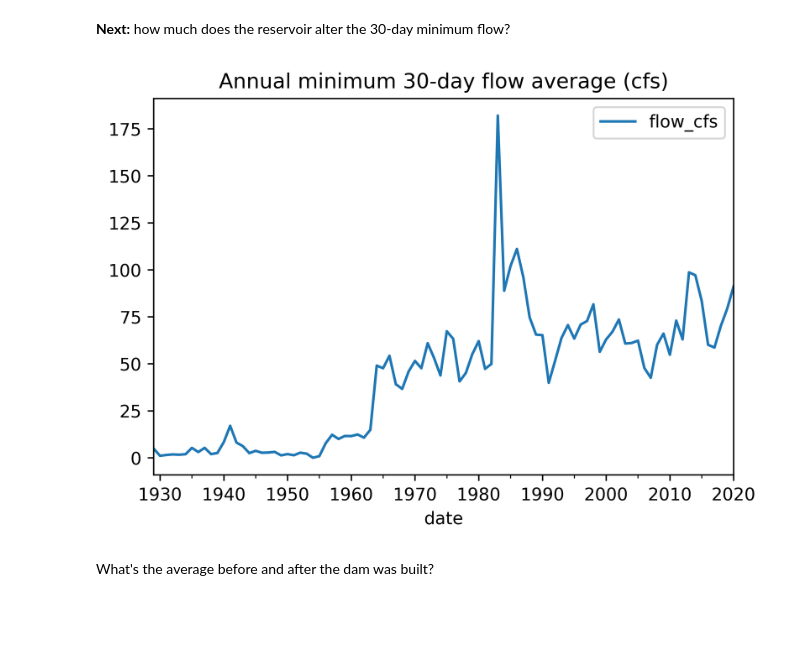
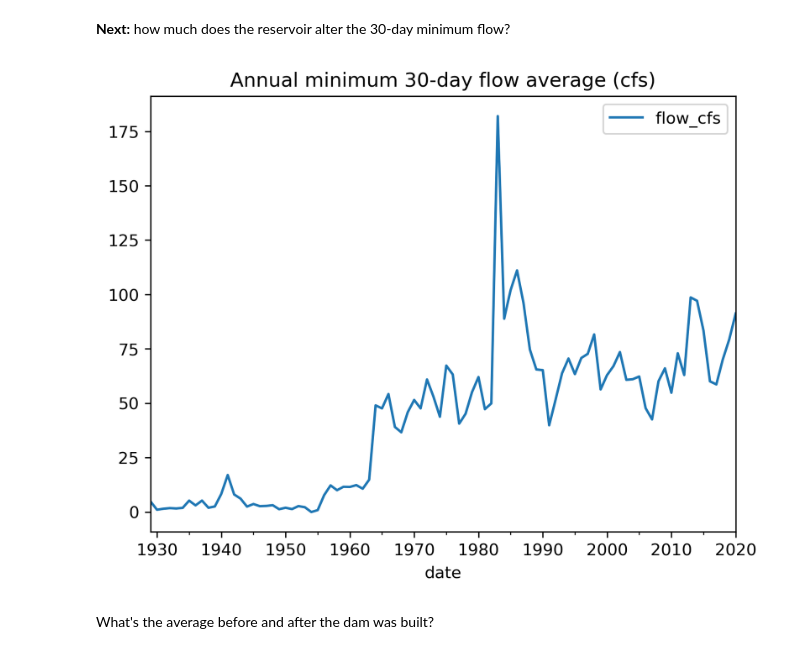
Before and after one commit to jdherman/eci273, a Jupyter notebook: L05-environmental-flows.ipynb, the cells around one changed output. Drawn from its saved outputs; the diff is of its cells as text; code cells hidden in the pictures; blank space fills up the shorter version.

```diff
--- a/L05-environmental-flows.ipynb
+++ b/L05-environmental-flows.ipynb
@@ -7,7 +13,7 @@ _____________
 import numpy as np
 import matplotlib.pyplot as plt
 import pandas as pd
-plt.rcParams['figure.dpi'] = 600
+plt.rcParams['figure.dpi'] = 300
 # %% [markdown]
 Read CSV data into a dataframe - `pandas` can parse dates and header strings
 # %%
@@ -239,13 +245,13 @@ Pre-Dam 3-day peak flow: 9887.86 cfs, Post-dam: 2675.35 cfs
 # %% [markdown]
 __Next:__ how much does the reservoir alter the 30-day minimum flow?
 # %%
-min30day = (df.rolling(30).mean().resample('AS-OCT').min())
+min30day = (df.rolling(30).mean().resample('YS-OCT').min())
 # moving 30-day window over the timeseries and take the mean; for every year find the smallest one
 min30day.plot()
 plt.title('Annual minimum 30-day flow average (cfs)')
 plt.show()
 # %% [output]
-[figure, old version]
+[figure, new version]
 # %% [markdown]
 What's the average before and after the dam was built?
 # %%
```
Also changed, not shown: parts of 15 cells of this notebook, 2 other files.
